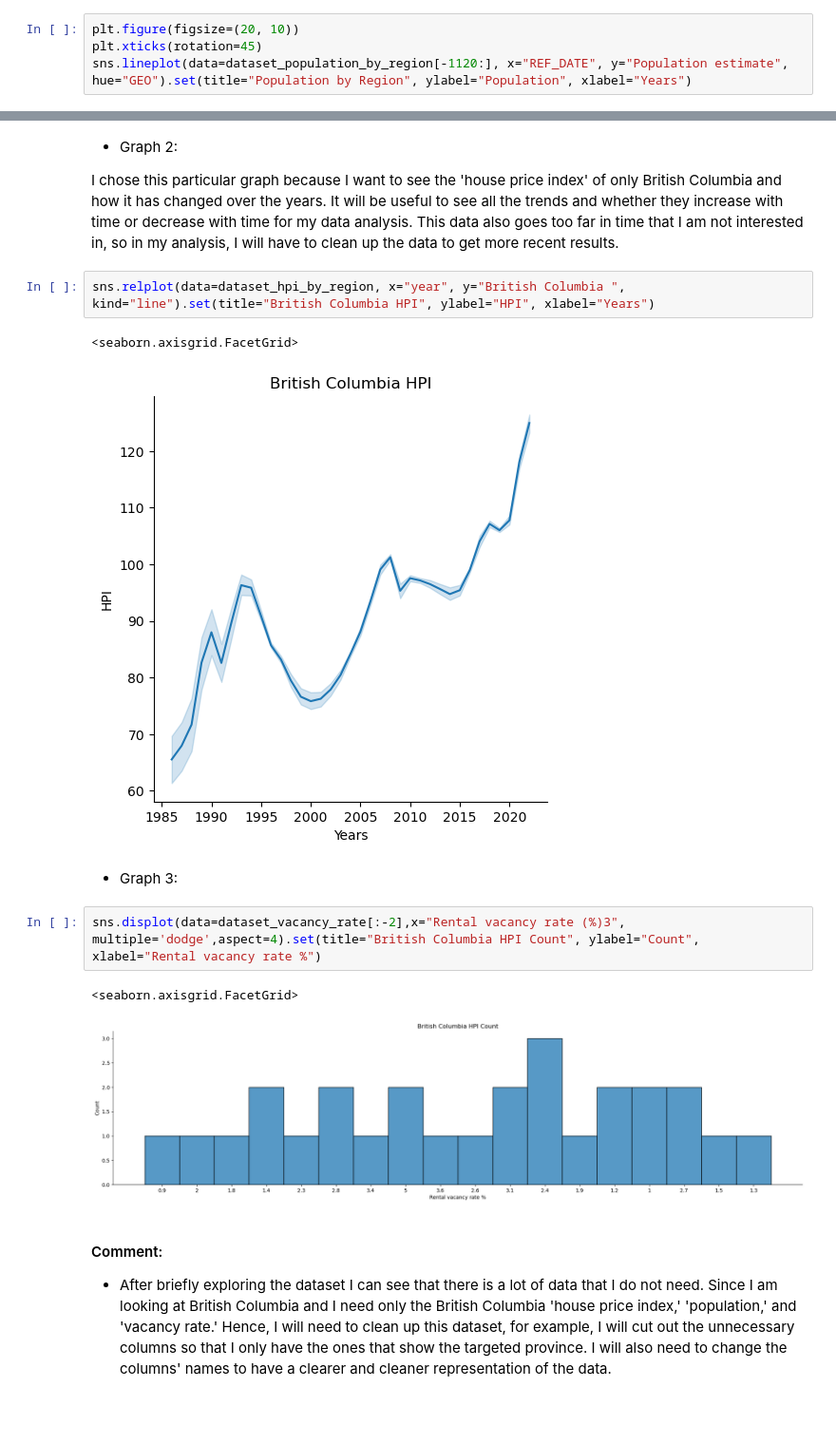
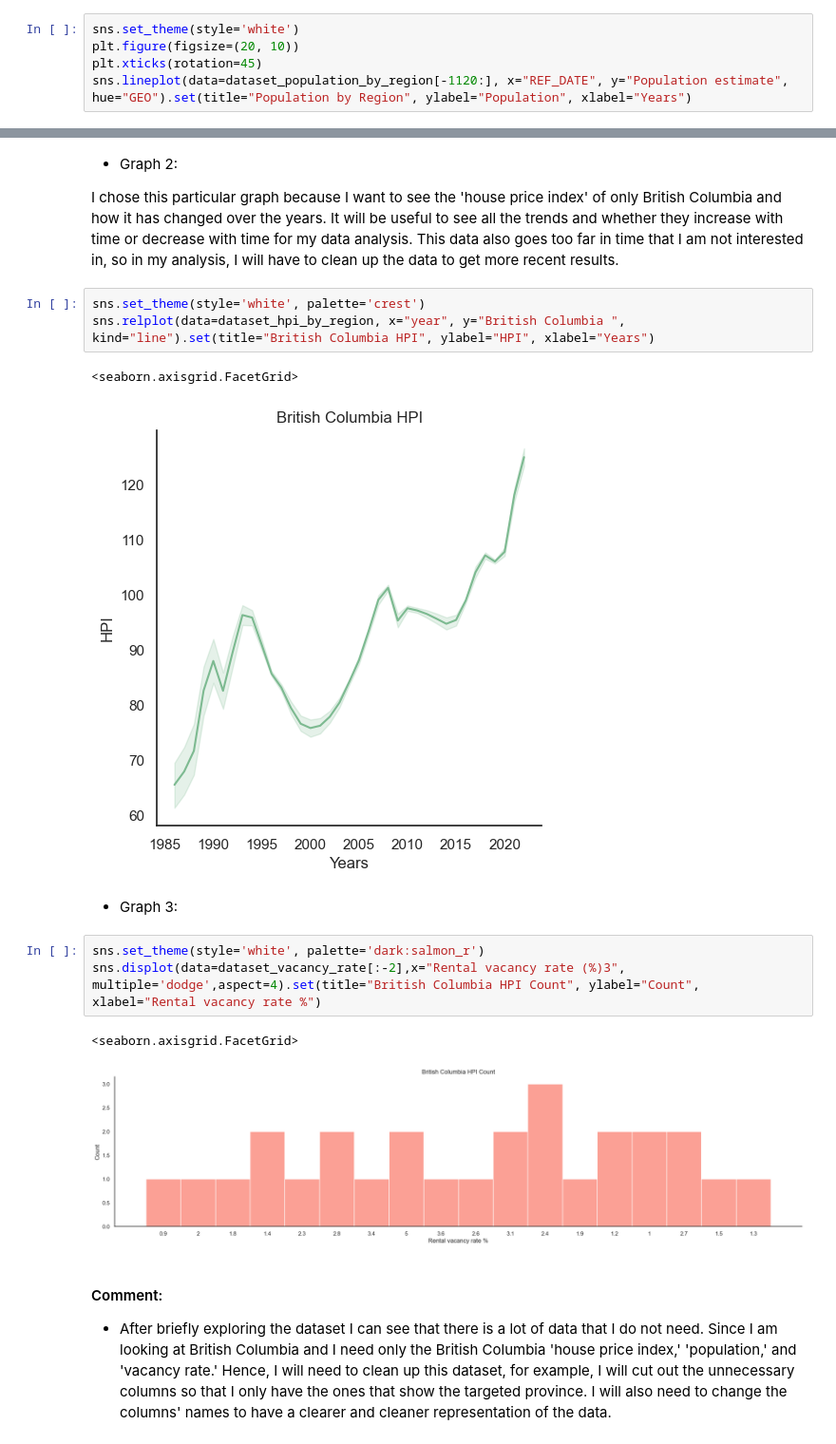
Before and after one commit to ubco-W2022T1-cosc301/group13, a Jupyter notebook: notebooks/analysis2.ipynb, the cells around one changed output, grey strips where cells are left out. Shown at 95% size. Drawn from its saved outputs; the diff is of its cells as text; blank space fills up the shorter version.

```diff
--- a/notebooks/analysis2.ipynb
+++ b/notebooks/analysis2.ipynb
@@ -103,6 +103,7 @@ array(['Canada', 'Newfoundland and Labrador', 'Prince Edward Island',
 
 I chose this type of plot because I wanted to see the overall population growth trend in all the provinces. After looking at the output of this data, which I already had to decrease because it goes all the way to the 1950s, I realised that to see more of the upsloping trend, I will need to reduce the number of years that I will be using in data analysis.
 # %%
+sns.set_theme(style='white')
 plt.figure(figsize=(20, 10))
 plt.xticks(rotation=45)
 sns.lineplot(data=dataset_population_by_region[-1120:], x="REF_DATE", y="Population estimate", hue="GEO").set(title="Population by Region", ylabel="Population", xlabel="Years")
@@ -116,17 +117,19 @@ sns.lineplot(data=dataset_population_by_region[-1120:], x="REF_DATE", y="Populat
 
 I chose this particular graph because I want to see the 'house price index' of only British Columbia and how it has changed over the years. It will be useful to see all the trends and whether they increase with time or decrease with time for my data analysis. This data also goes too far in time that I am not interested in, so in my analysis, I will have to clean up the data to get more recent results.
 # %%
+sns.set_theme(style='white', palette='crest')
 sns.relplot(data=dataset_hpi_by_region, x="year", y="British Columbia ", kind="line").set(title="British Columbia HPI", ylabel="HPI", xlabel="Years")
 # %% [output]
 <seaborn.axisgrid.FacetGrid>
-[figure, old version]
+[figure, new version]
 # %% [markdown]
 - Graph 3:
 # %%
+sns.set_theme(style='white', palette='dark:salmon_r')
 sns.displot(data=dataset_vacancy_rate[:-2],x="Rental vacancy rate (%)3", multiple='dodge',aspect=4).set(title="British Columbia HPI Count", ylabel="Count", xlabel="Rental vacancy rate %")
 # %% [output]
 <seaborn.axisgrid.FacetGrid>
-[figure, old version]
+[figure, new version]
 # %% [markdown]
 #### Comment:
 - After briefly exploring the dataset I can see that there is a lot of data that I do not need. Since I am looking at British Columbia and I need only the British Columbia 'house price index,' 'population,' and 'vacancy rate.' Hence, I will need to clean up this dataset, for example, I will cut out the unnecessary columns so that I only have the ones that show the targeted province. I will also need to change the columns' names to have a clearer and cleaner representation of the data.
```
Also changed, not shown: parts of 11 cells of this notebook, 8 other files.
